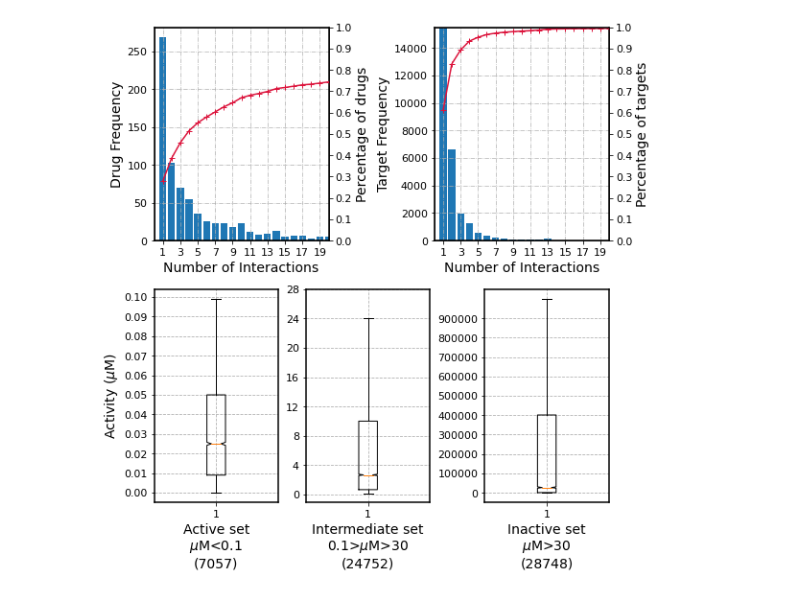
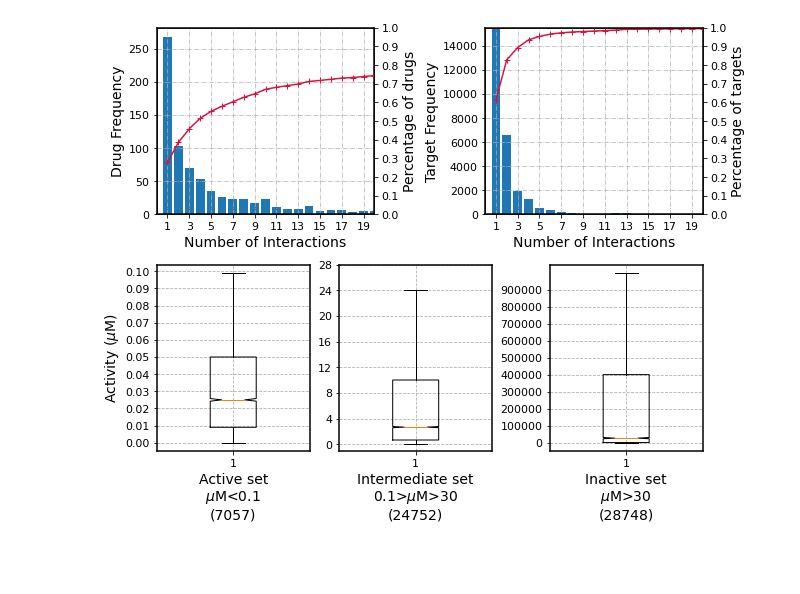
Before and after one commit to TeamSundar/dNNDR, a Jupyter notebook: big_picture.ipynb, the cells around one changed output. Cells and saved outputs as stored; diff of their text form; code cells hidden in the pictures; blank space fills up the shorter version.

Commit message:
Made changes to plot

```diff
--- a/big_picture.ipynb
+++ b/big_picture.ipynb
@@ -26,7 +26,7 @@ def per(y, lim):
 # %%
 import matplotlib.pyplot as plt
 from matplotlib.gridspec import GridSpec
-fig = plt.figure(constrained_layout=True, figsize=(8,8))
+fig = plt.figure(constrained_layout=True, figsize=(9,7))
 
 gs = GridSpec(2, 6, figure=fig)
 ax1 = fig.add_subplot(gs[0, :3])
@@ -76,34 +76,34 @@ axs1.set_ylabel('Percentage of targets', fontsize = 14)
 plt.tight_layout()
 
 
 #ax2.set_title('Datapoints:%s'%(collections.Counter(DTI_final['IC50']<0.1)[1]))
-ax2.boxplot(DTI_final['IC50'][DTI_final['IC50']<0.1], notch=True)
+ax2.boxplot(DTI_final['IC50'][DTI_final['IC50']<0.1], notch=True, widths=0.3)
 ax2.set_yticks(np.arange(0, 0.11, 0.01))
 ax2.set_ylabel('Activity ('+ r'$\mu$'+'M)', fontsize = 14)
 
 #ax3.set_title('Datapoints:%s'%(collections.Counter((DTI_final['IC50']>0.1)&(DTI_final['IC50']<30))[1]))
-ax3.boxplot(DTI_final['IC50'][(DTI_final['IC50']>0.1)&(DTI_final['IC50']<30)], notch=True, showfliers=False)
+ax3.boxplot(DTI_final['IC50'][(DTI_final['IC50']>0.1)&(DTI_final['IC50']<30)], notch=True, showfliers=False, widths=0.3)
 ax3.set_yticks(np.arange(0, 30, 4))
 
 #ax4.set_title('Datapoints:%s'%(collections.Counter(DTI_final['IC50']>30)[1]))
-ax4.boxplot(DTI_final['IC50'][DTI_final['IC50']>30], notch=True, showfliers=False)
+ax4.boxplot(DTI_final['IC50'][DTI_final['IC50']>30], notch=True, showfliers=False, widths=0.3)
 ax4.set_yticks(np.arange(0, 1000000, 100000))
 #ax4.yaxis.set_major_formatter(mtick.FormatStrFormatter('%.2e'))
 
 intermediate = str(collections.Counter((DTI_final['IC50']>0.1)&(DTI_final['IC50']<30))[1])
 active = str(collections.Counter(DTI_final['IC50']<0.1)[1])
 inactive = str(collections.Counter(DTI_final['IC50']>30)[1])
 
 for axis,name in zip([ax2,ax3,ax4],[r'Active set%s$\mu$M<0.1'%'\n'+'\n('+active+')', r'Intermediate set%s0.1>$\mu$M>30'%'\n'+'\n('+intermediate+')', r'Inactive set%s$\mu$M>30'%'\n'+'\n('+inactive+')']):
     axis.set_xlabel(name, fontsize=14)
     axis.grid(linestyle='--')
     axis.tick_params(axis="x", labelsize=11)
     axis.tick_params(axis="y", labelsize=11)
 
 #format_axes(fig)
 fig.tight_layout()
 plt.savefig('plots/data_statistic.png', dpi=500, format = 'png', bbox_inches='tight')
 
 plt.show()
 # %% [output]
-[figure, old version]
+[figure, new version]
```
